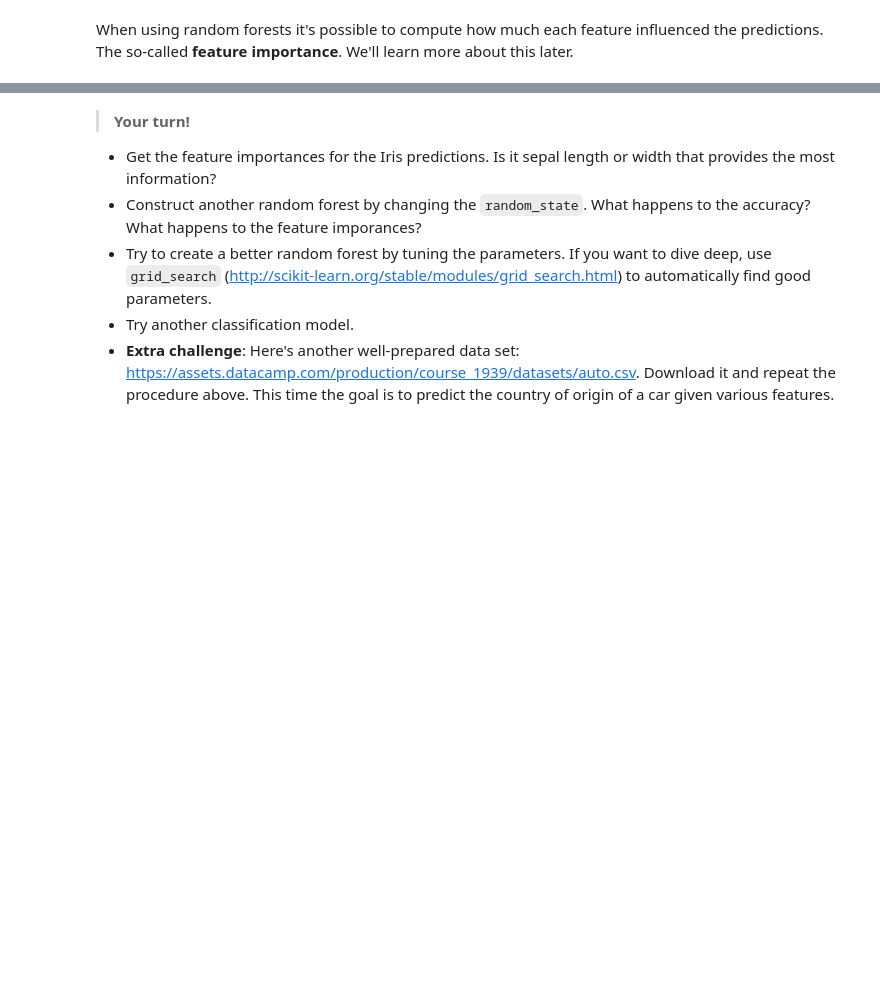
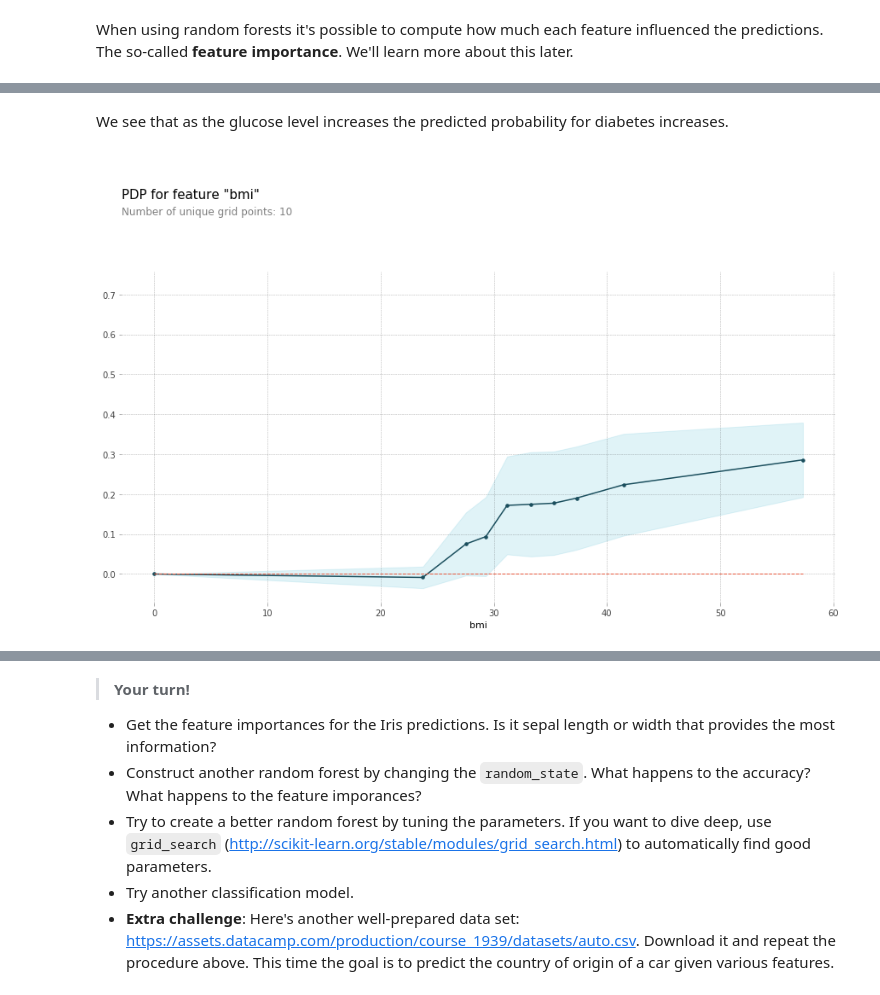
Before and after one commit to xyXiangYu/DAT158ML, a Jupyter notebook: Part1-intro/DAT158-Part1-simple_examples.ipynb, the cells around one changed output, grey strips where cells are left out. Saved outputs shown, nothing was run; the diff lists cells and outputs as text; code cells hidden in the pictures; blank space fills up the shorter version.

```diff
--- a/Part1-intro/DAT158-Part1-simple_examples.ipynb
+++ b/Part1-intro/DAT158-Part1-simple_examples.ipynb
@@ -504,0 +553,8 @@ The glucose level has the largest explanatory value, followed by BMI and age. It
+# %% [markdown]
+We see that as the glucose level increases the predicted probability for diabetes increases.
+# %%
+pdp_goals = pdp.pdp_isolate(model=rf, dataset=X_test, model_features=X_test.columns.tolist(), feature='bmi')
+pdp.pdp_plot(pdp_goals, 'bmi')
+plt.show()
+# %% [output]
+[figure, added]
```
Also changed, not shown: parts of 32 cells of this notebook, 1 other file.
